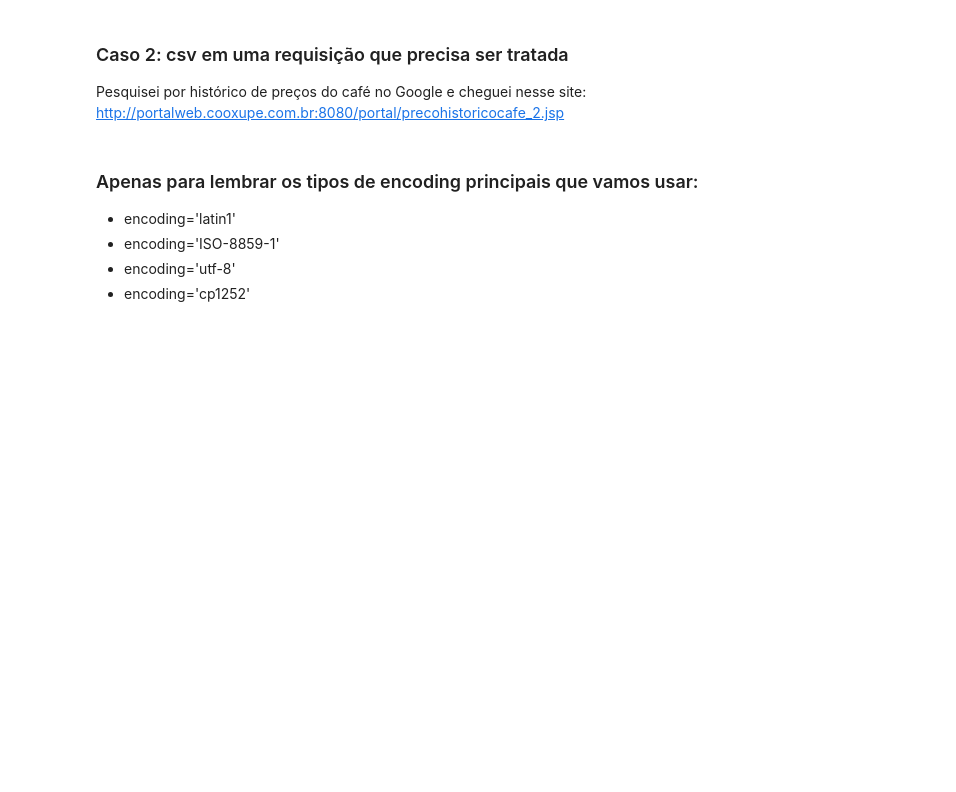
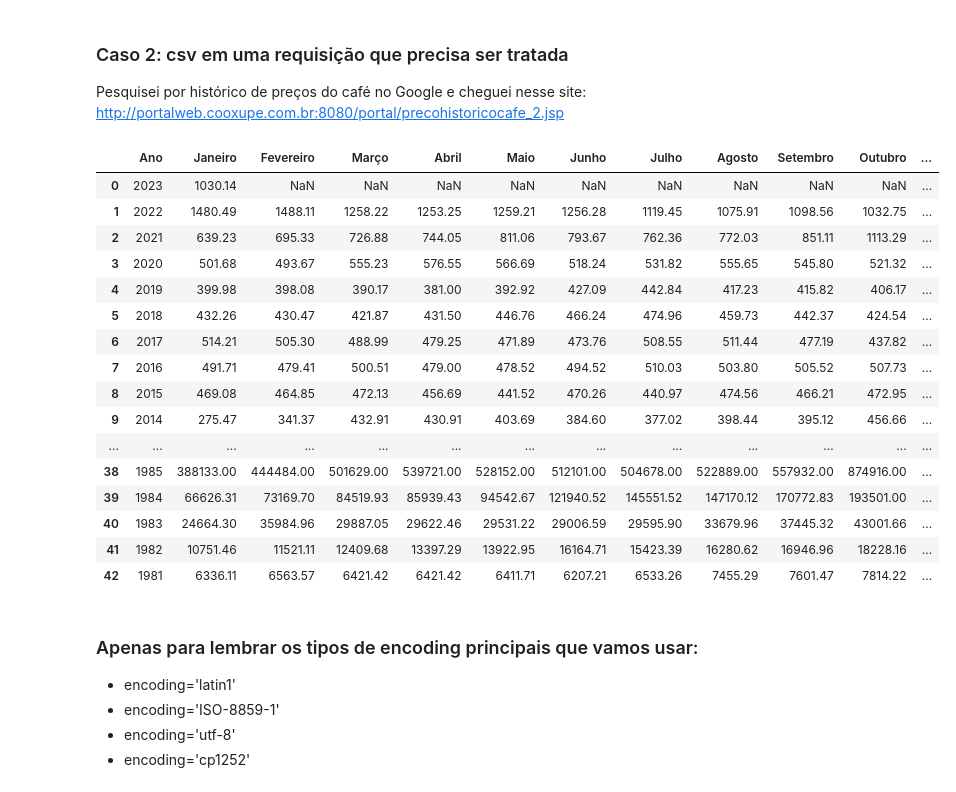
Before and after one commit to franciscojdsjr/Estudos-Python, a Jupyter notebook: Hastag/Exercicios_Pandas/Pandas 09.ipynb, the cells around one changed output. Saved outputs shown, nothing was run; the diff lists cells and outputs as text; code cells hidden in the pictures; blank space fills up the shorter version.

```diff
--- a/Hastag/Exercicios_Pandas/Pandas 09.ipynb
+++ b/Hastag/Exercicios_Pandas/Pandas 09.ipynb
@@ -15,6 +40,36 @@
 ### Caso 2: csv em uma requisição que precisa ser tratada
 
 Pesquisei por histórico de preços do café no Google e cheguei nesse site: http://portalweb.cooxupe.com.br:8080/portal/precohistoricocafe_2.jsp
+# %%
+import pandas as pd
+import requests
+import io
+
+url = 'http://portalweb.cooxupe.com.br:8080/portal/precohistoricocafe_2.jsp?d-3496238-e=2&6578706f7274=1'
+conteudo = requests.get(url).content
+arquivo = io.StringIO(conteudo.decode('latin1'))
+
+hist_cafe = pd.read_csv(arquivo,'\t',engine='python')
+
+display(hist_cafe)
+# %% [output]
+|  | Ano | Janeiro | Fevereiro | Março | Abril | Maio | Junho | Julho | Agosto | Setembro | Outubro | ... |
+| 0 | 2023 | 1030.14 | NaN | NaN | NaN | NaN | NaN | NaN | NaN | NaN | NaN | ... |
+| 1 | 2022 | 1480.49 | 1488.11 | 1258.22 | 1253.25 | 1259.21 | 1256.28 | 1119.45 | 1075.91 | 1098.56 | 1032.75 | ... |
+| 2 | 2021 | 639.23 | 695.33 | 726.88 | 744.05 | 811.06 | 793.67 | 762.36 | 772.03 | 851.11 | 1113.29 | ... |
+| 3 | 2020 | 501.68 | 493.67 | 555.23 | 576.55 | 566.69 | 518.24 | 531.82 | 555.65 | 545.80 | 521.32 | ... |
+| 4 | 2019 | 399.98 | 398.08 | 390.17 | 381.00 | 392.92 | 427.09 | 442.84 | 417.23 | 415.82 | 406.17 | ... |
+| 5 | 2018 | 432.26 | 430.47 | 421.87 | 431.50 | 446.76 | 466.24 | 474.96 | 459.73 | 442.37 | 424.54 | ... |
+| 6 | 2017 | 514.21 | 505.30 | 488.99 | 479.25 | 471.89 | 473.76 | 508.55 | 511.44 | 477.19 | 437.82 | ... |
+| 7 | 2016 | 491.71 | 479.41 | 500.51 | 479.00 | 478.52 | 494.52 | 510.03 | 503.80 | 505.52 | 507.73 | ... |
+| 8 | 2015 | 469.08 | 464.85 | 472.13 | 456.69 | 441.52 | 470.26 | 440.97 | 474.56 | 466.21 | 472.95 | ... |
+| 9 | 2014 | 275.47 | 341.37 | 432.91 | 430.91 | 403.69 | 384.60 | 377.02 | 398.44 | 395.12 | 456.66 | ... |
+| ... | ... | ... | ... | ... | ... | ... | ... | ... | ... | ... | ... | ... |
+| 38 | 1985 | 388133.00 | 444484.00 | 501629.00 | 539721.00 | 528152.00 | 512101.00 | 504678.00 | 522889.00 | 557932.00 | 874916.00 | ... |
+| 39 | 1984 | 66626.31 | 73169.70 | 84519.93 | 85939.43 | 94542.67 | 121940.52 | 145551.52 | 147170.12 | 170772.83 | 193501.00 | ... |
+| 40 | 1983 | 24664.30 | 35984.96 | 29887.05 | 29622.46 | 29531.22 | 29006.59 | 29595.90 | 33679.96 | 37445.32 | 43001.66 | ... |
+| 41 | 1982 | 10751.46 | 11521.11 | 12409.68 | 13397.29 | 13922.95 | 16164.71 | 15423.39 | 16280.62 | 16946.96 | 18228.16 | ... |
+| 42 | 1981 | 6336.11 | 6563.57 | 6421.42 | 6421.42 | 6411.71 | 6207.21 | 6533.26 | 7455.29 | 7601.47 | 7814.22 | ... |
 # %% [markdown]
 ### Apenas para lembrar os tipos de encoding principais que vamos usar:
 
```
Also changed, not shown: parts of 1 cell of this notebook.
